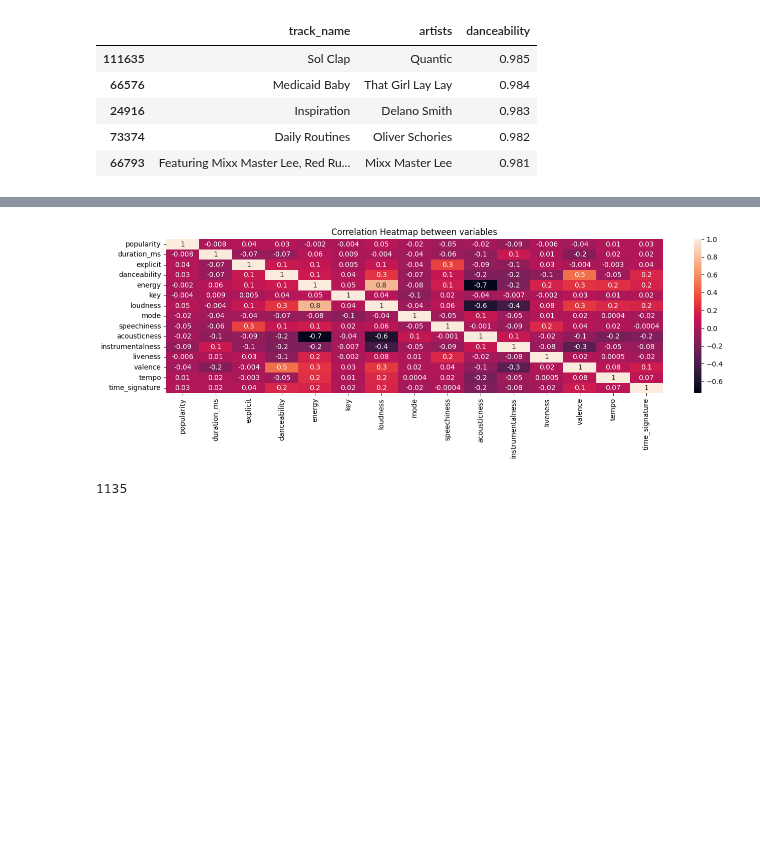
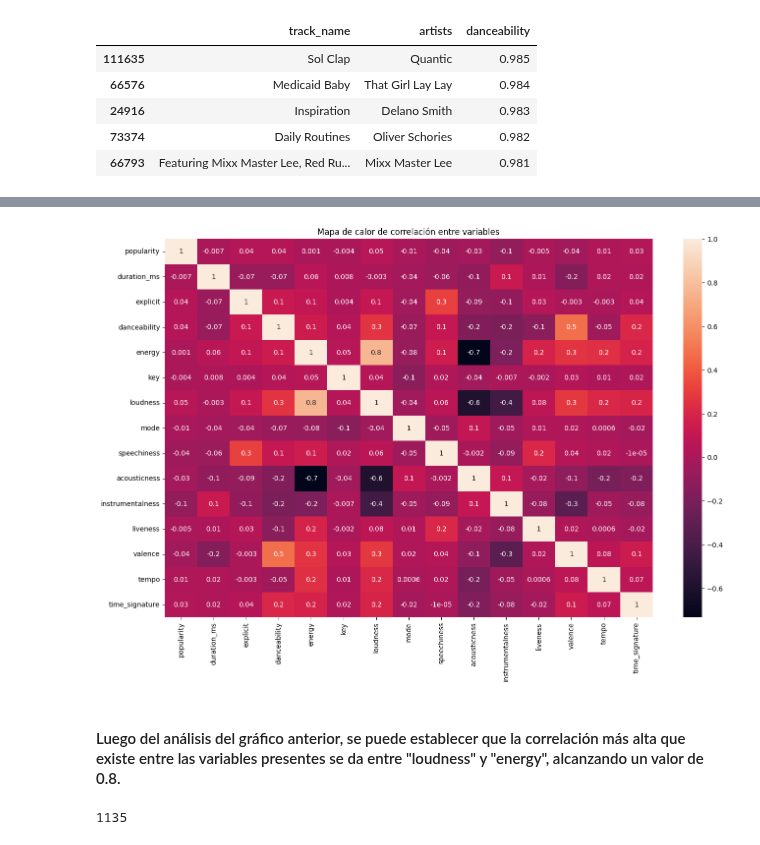
Before and after one commit to FacundoCardozo5/Nuevo-repo, a Jupyter notebook: notebooks/Proyecto_ParteIII_Cardozo.ipynb, the cells around one changed output, grey strips where cells are left out. Drawn from its saved outputs; the diff is of its cells as text; code cells hidden in the pictures; blank space fills up the shorter version.

```diff
--- a/notebooks/Proyecto_ParteIII_Cardozo.ipynb
+++ b/notebooks/Proyecto_ParteIII_Cardozo.ipynb
@@ -300,10 +327,12 @@ corr_table
 # %%
-plt.figure(figsize=(16,4))
+plt.figure(figsize=(16,10))
 sns.heatmap(corr_table, annot=True, fmt=".1g")
-plt.title("Correlation Heatmap between variables")
+plt.title("Mapa de calor de correlación entre variables")
 plt.show()
 # %% [output]
-[figure, old version]
+[figure, new version]
+# %% [markdown]
+#### Luego del análisis del gráfico anterior, se puede establecer que la correlación más alta que existe entre las variables presentes se da entre "loudness" y "energy", alcanzando un valor de 0.8.
 # %%
 sample = df.sample(int(0.01 * len(df)))
 len(sample)
```
Also changed, not shown: parts of 24 cells of this notebook.
